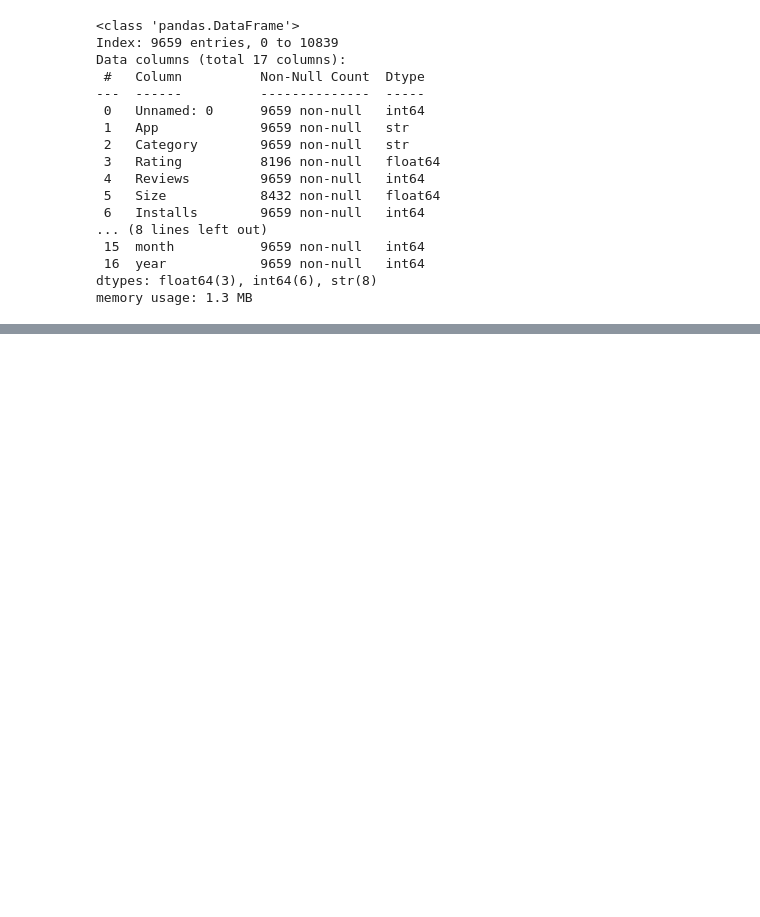
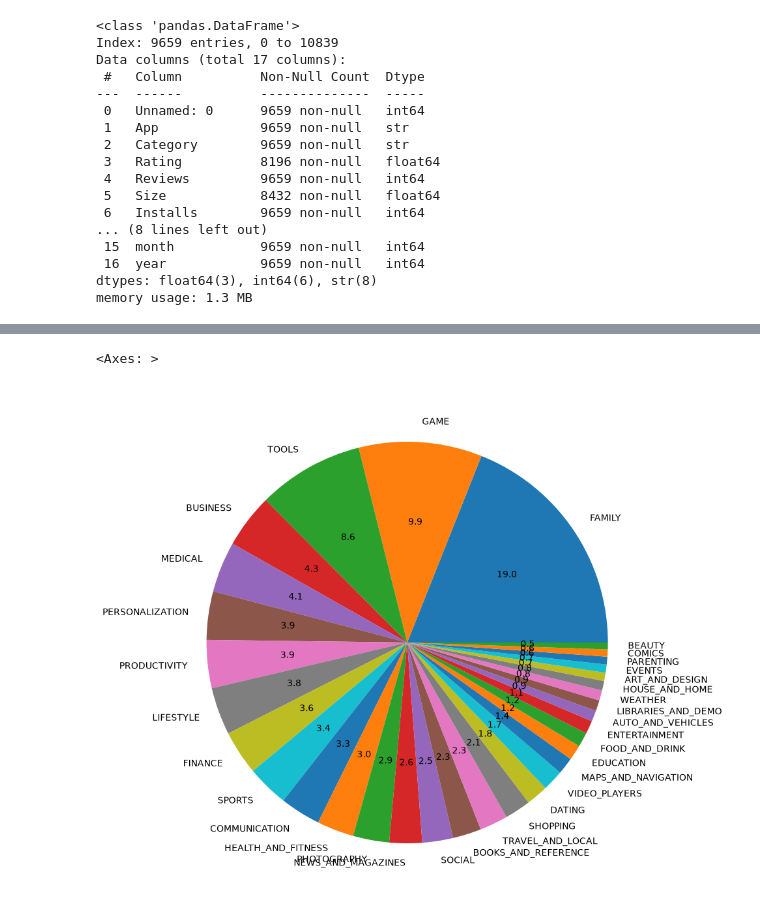
Before and after one commit to MahakkSingh/bootcamp, a Jupyter notebook: EDA/google_playstore/googleplaystore.ipynb, the cells around one changed output, grey strips where cells are left out. Cells and saved outputs as stored; diff of their text form; code cells hidden in the pictures; blank space fills up the shorter version.

```diff
--- a/EDA/google_playstore/googleplaystore.ipynb
+++ b/EDA/google_playstore/googleplaystore.ipynb
@@ -312,0 +403,5 @@ memory usage: 1.3 MB
+# %%
+df['Category'].value_counts().plot.pie(y=df['Category'],figsize=(10,10),autopct='%1.1f')
+# %% [output]
+<Axes: >
+[figure, added]
```
Also changed, not shown: parts of 11 cells of this notebook, 2 other files.
